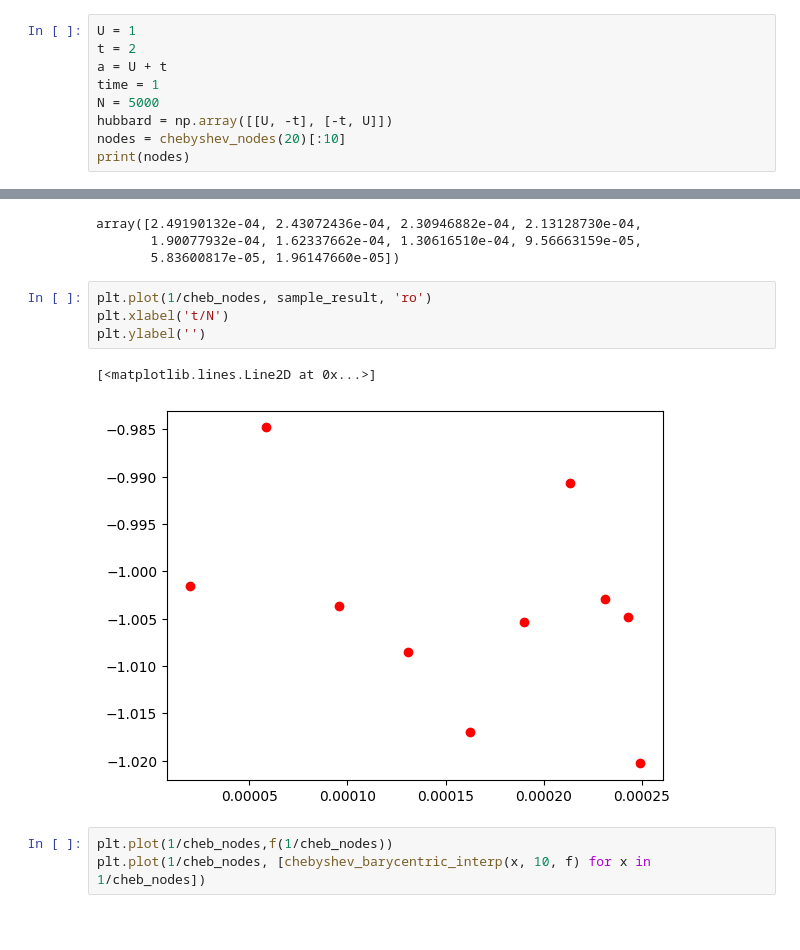
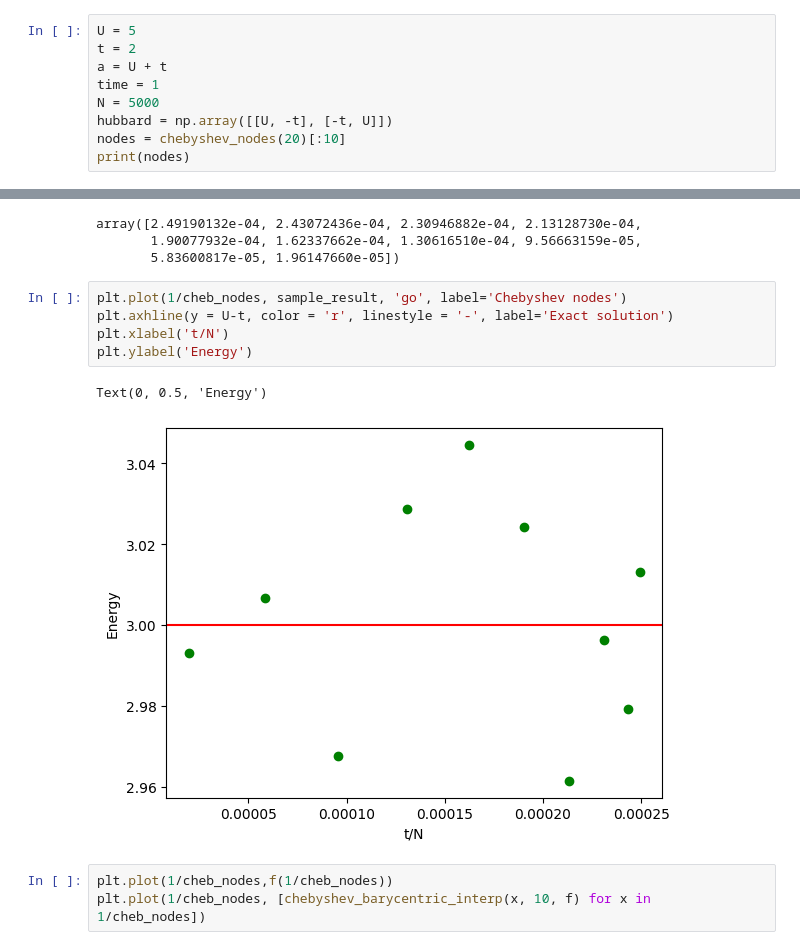
Before and after one commit to Rick0317/qDriftExtraPolation, a Jupyter notebook: jupyter/manual_calc.ipynb, the cells around one changed output, grey strips where cells are left out. Cells and saved outputs as stored; diff of their text form; blank space fills up the shorter version.

```diff
--- a/jupyter/manual_calc.ipynb
+++ b/jupyter/manual_calc.ipynb
@@ -7,7 +7,7 @@ import math
 from scripts.algo.chebyshev import chebyshev_nodes, chebyshev_barycentric_interp
 import matplotlib.pyplot as plt
 # %%
-U = 1
+U = 5
 t = 2
 a = U + t
 time = 1
@@ -121,12 +126,13 @@ array([2.49190132e-04, 2.43072436e-04, 2.30946882e-04, 2.13128730e-04,
        1.90077932e-04, 1.62337662e-04, 1.30616510e-04, 9.56663159e-05,
        5.83600817e-05, 1.96147660e-05])
 # %%
-plt.plot(1/cheb_nodes, sample_result, 'ro')
+plt.plot(1/cheb_nodes, sample_result, 'go', label='Chebyshev nodes')
+plt.axhline(y = U-t, color = 'r', linestyle = '-', label='Exact solution')
 plt.xlabel('t/N')
-plt.ylabel('')
+plt.ylabel('Energy')
 # %% [output]
-[<matplotlib.lines.Line2D at 0x...>]
+Text(0, 0.5, 'Energy')
-[figure, old version]
+[figure, new version]
 # %%
 plt.plot(1/cheb_nodes,f(1/cheb_nodes))
 plt.plot(1/cheb_nodes, [chebyshev_barycentric_interp(x, 10, f) for x in 1/cheb_nodes])
```
Also changed, not shown: parts of 11 cells of this notebook.
